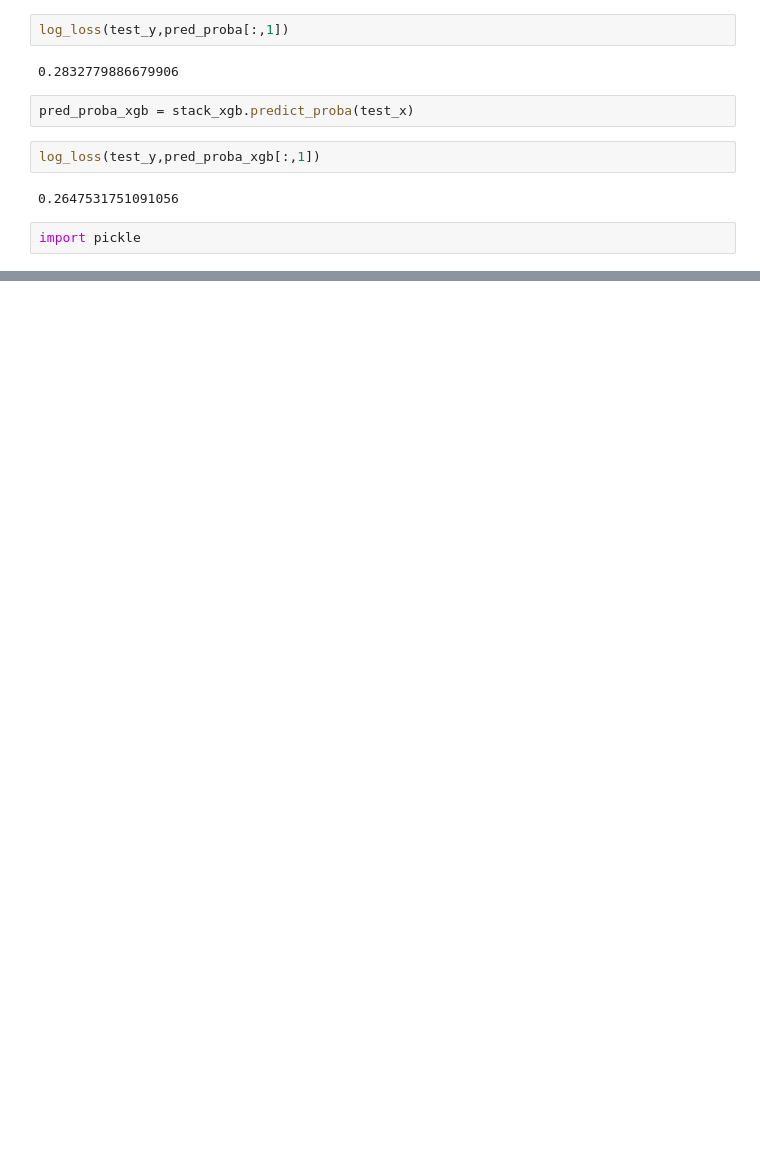
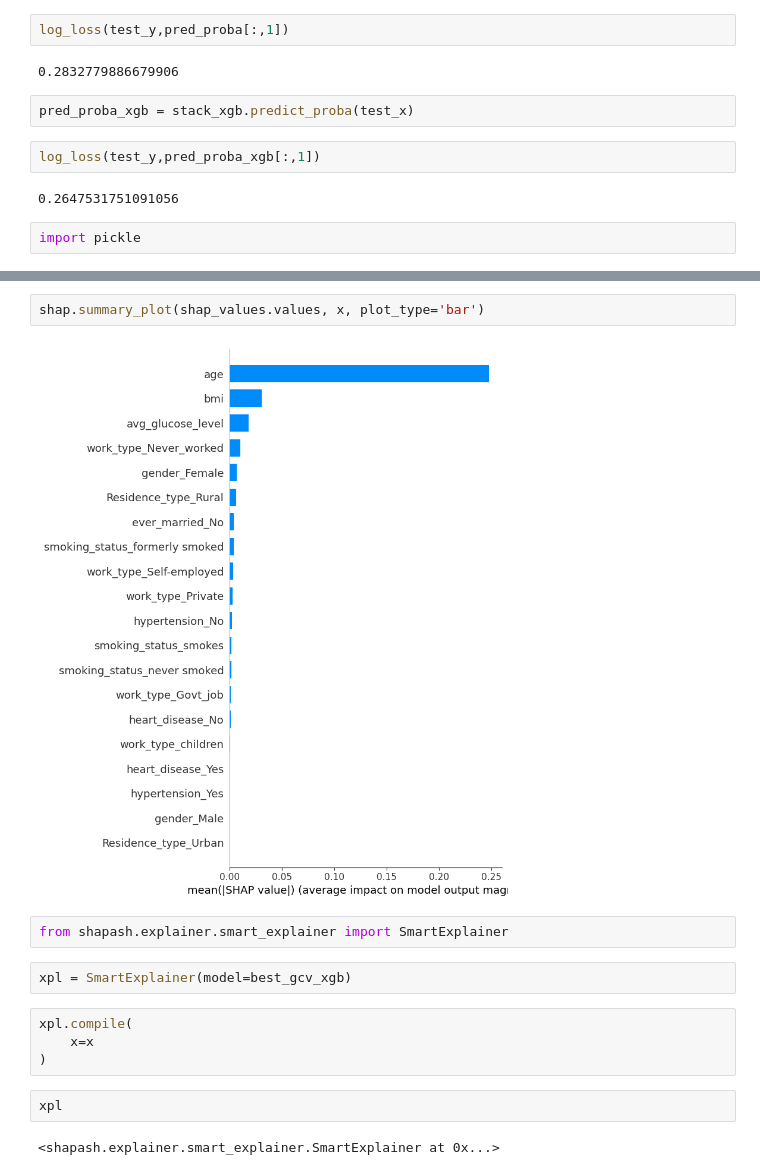
Before and after one commit to Lokeshdeswal/Mulitple_Disease_Prediction, a Jupyter notebook: Brain_final.ipynb, the cells around one changed output, grey strips where cells are left out. Cells and saved outputs as stored; diff of their text form; blank space fills up the shorter version.

```diff
--- a/Brain_final.ipynb
+++ b/Brain_final.ipynb
@@ -503,0 +561,16 @@ pickle.dump(best_gcv_xgb, open(filename, 'wb'))
+# %%
+shap.summary_plot(shap_values.values, x, plot_type='bar')
+# %% [output]
+[figure, added]
+# %%
+from shapash.explainer.smart_explainer import SmartExplainer
+# %%
+xpl = SmartExplainer(model=best_gcv_xgb)
+# %%
+xpl.compile(
+    x=x
+)
+# %%
+xpl
+# %% [output]
+<shapash.explainer.smart_explainer.SmartExplainer at 0x...>
```
Also changed, not shown: parts of 31 cells of this notebook, 2 other files.
